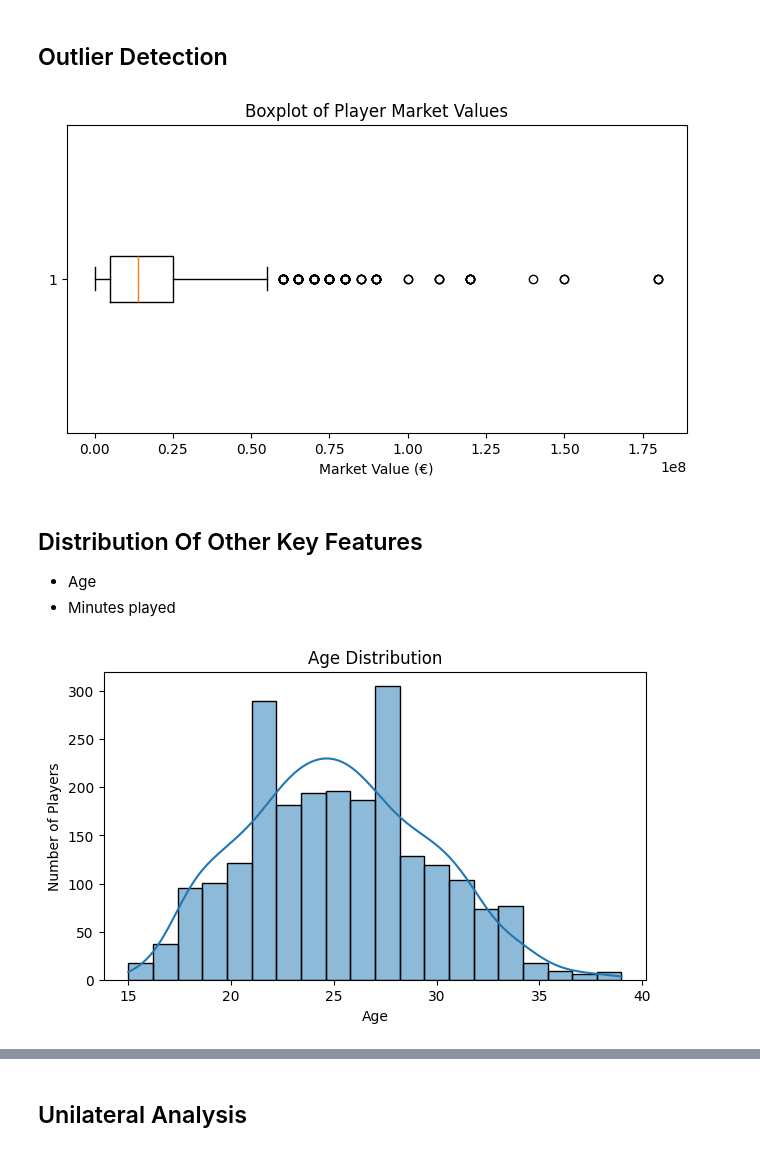
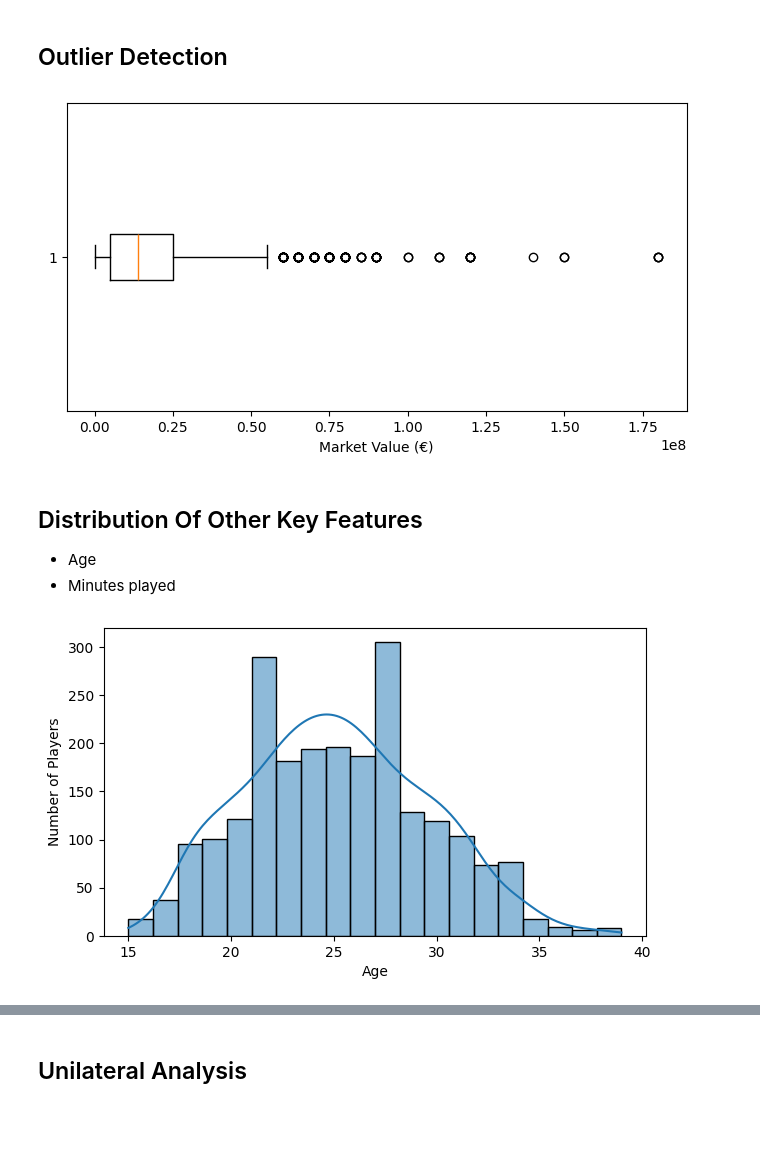
Before and after one commit to pHanToMcaNCoDE/predicting-epl-football-palyer-market-value, a Jupyter notebook: notebooks/03_exploratory_data_analysis.ipynb, the cells around one changed output, grey strips where cells are left out. Cells and saved outputs as stored; diff of their text form; code cells hidden in the pictures; blank space fills up the shorter version.

```diff
--- a/notebooks/03_exploratory_data_analysis.ipynb
+++ b/notebooks/03_exploratory_data_analysis.ipynb
@@ -442,23 +440,23 @@ plt.show()
 # %%
 # Boxplot to investigate the overall distribution of player market values and outliers
 
 plt.figure(figsize=(8,4))
 plt.boxplot(
     merged["market_value_eur"].dropna(),
     vert=False
 )
 
 plt.xlabel("Market Value (€)")
-plt.title("Boxplot of Player Market Values")
+#plt.title("Boxplot of Player Market Values")
 
 plt.savefig(
     "/Users/kachi/Documents/Thesis/figures/boxplot_of_player_market_values.png",
     dpi=300,
     bbox_inches="tight"
 )
 plt.show()
 # %% [output]
-[figure, old version]
+[figure, new version]
 # %% [markdown]
 ## Distribution Of Other Key Features
 - Age
@@ -476,7 +474,7 @@ sns.histplot(
 
 plt.xlabel("Age")
 plt.ylabel("Number of Players")
-plt.title("Age Distribution")
+#plt.title("Age Distribution")
 
 plt.savefig(
     "/Users/kachi/Documents/Thesis/figures/age_distribution.png",
@@ -485,7 +483,7 @@ plt.savefig(
 )
 plt.show()
 # %% [output]
-[figure, old version]
+[figure, new version]
 # %%
 # Minutes Played
 
```
Also changed, not shown: parts of 15 cells of this notebook, 21 other files.
